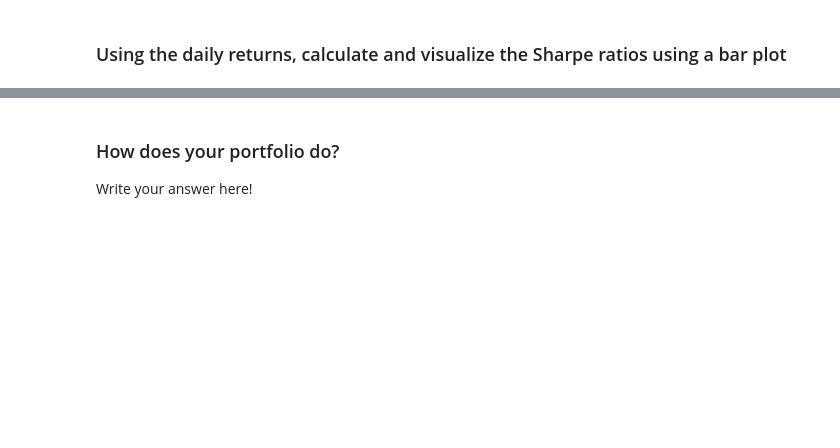
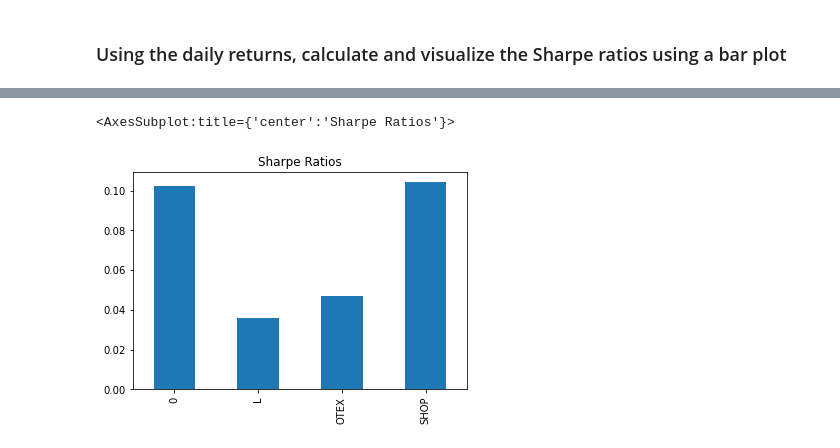
Before and after one commit to XuYanRong/Unit-4-Homework, a Jupyter notebook: whale_analysis.ipynb, the cells around one changed output, grey strips where cells are left out. Saved outputs shown, nothing was run; the diff lists cells and outputs as text; code cells hidden in the pictures; blank space fills up the shorter version.

```diff
--- a/whale_analysis.ipynb
+++ b/whale_analysis.ipynb
@@ -465,6 +622,6 @@ weights = [1/3, 1/3, 1/3]
 # %%
 # Visualize the sharpe ratios as a bar plot
+all_sharpe_ratios.plot.bar(title="Sharpe Ratios")
+# %% [output]
+<AxesSubplot:title={'center':'Sharpe Ratios'}>
+[figure, added]
-# %% [markdown]
-### How does your portfolio do?
-
-Write your answer here!
```
Also changed, not shown: parts of 19 cells of this notebook.
